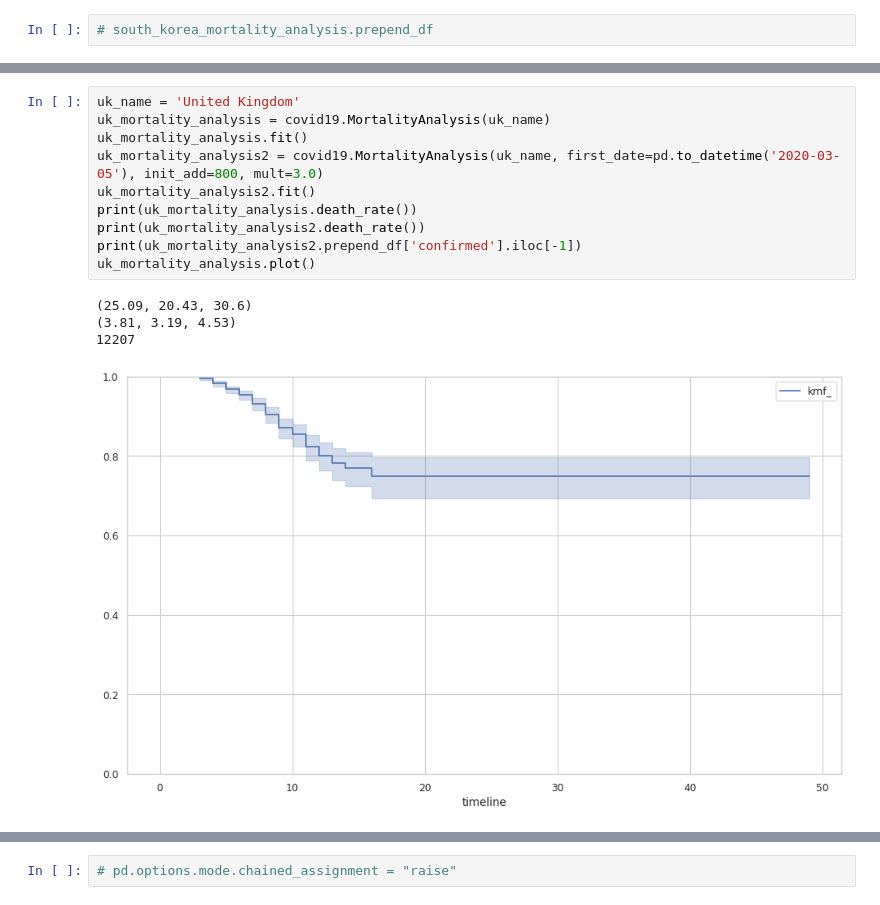
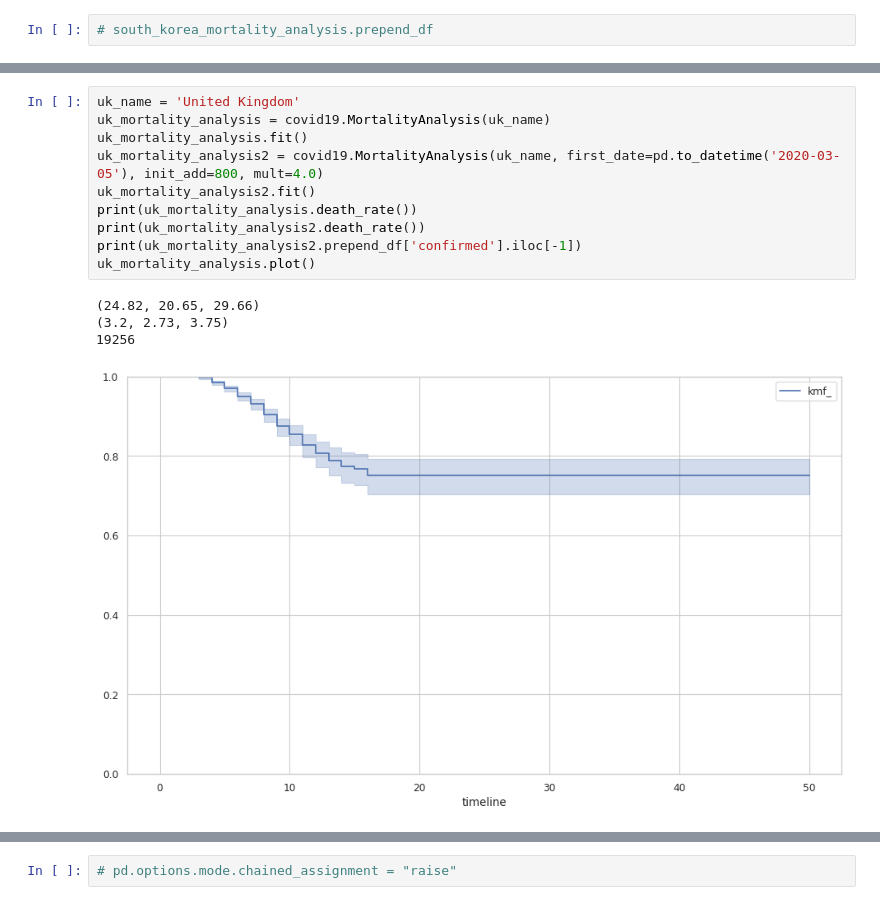
Before and after one commit to cs224/covid-19-data-analysis, a Jupyter notebook: covid-19-survival.ipynb, the cells around one changed output, grey strips where cells are left out. Drawn from its saved outputs; the diff is of its cells as text.

```diff
--- a/covid-19-survival.ipynb
+++ b/covid-19-survival.ipynb
@@ -217,18 +217,18 @@ spain_mortality_analysis.df.tail()
 # %%
 uk_name = 'United Kingdom'
 uk_mortality_analysis = covid19.MortalityAnalysis(uk_name)
 uk_mortality_analysis.fit()
-uk_mortality_analysis2 = covid19.MortalityAnalysis(uk_name, first_date=pd.to_datetime('2020-03-05'), init_add=800, mult=3.0)
+uk_mortality_analysis2 = covid19.MortalityAnalysis(uk_name, first_date=pd.to_datetime('2020-03-05'), init_add=800, mult=4.0)
 uk_mortality_analysis2.fit()
 print(uk_mortality_analysis.death_rate())
 print(uk_mortality_analysis2.death_rate())
 print(uk_mortality_analysis2.prepend_df['confirmed'].iloc[-1])
 uk_mortality_analysis.plot()
 # %% [output]
-(25.09, 20.43, 30.6)
-(3.81, 3.19, 4.53)
-12207
+(24.82, 20.65, 29.66)
+(3.2, 2.73, 3.75)
+19256
-[figure, old version]
+[figure, new version]
 # %%
 uk_mortality_analysis.df.tail()
 # %% [output]
```
Also changed, not shown: parts of 16 cells of this notebook, 2 other files.
